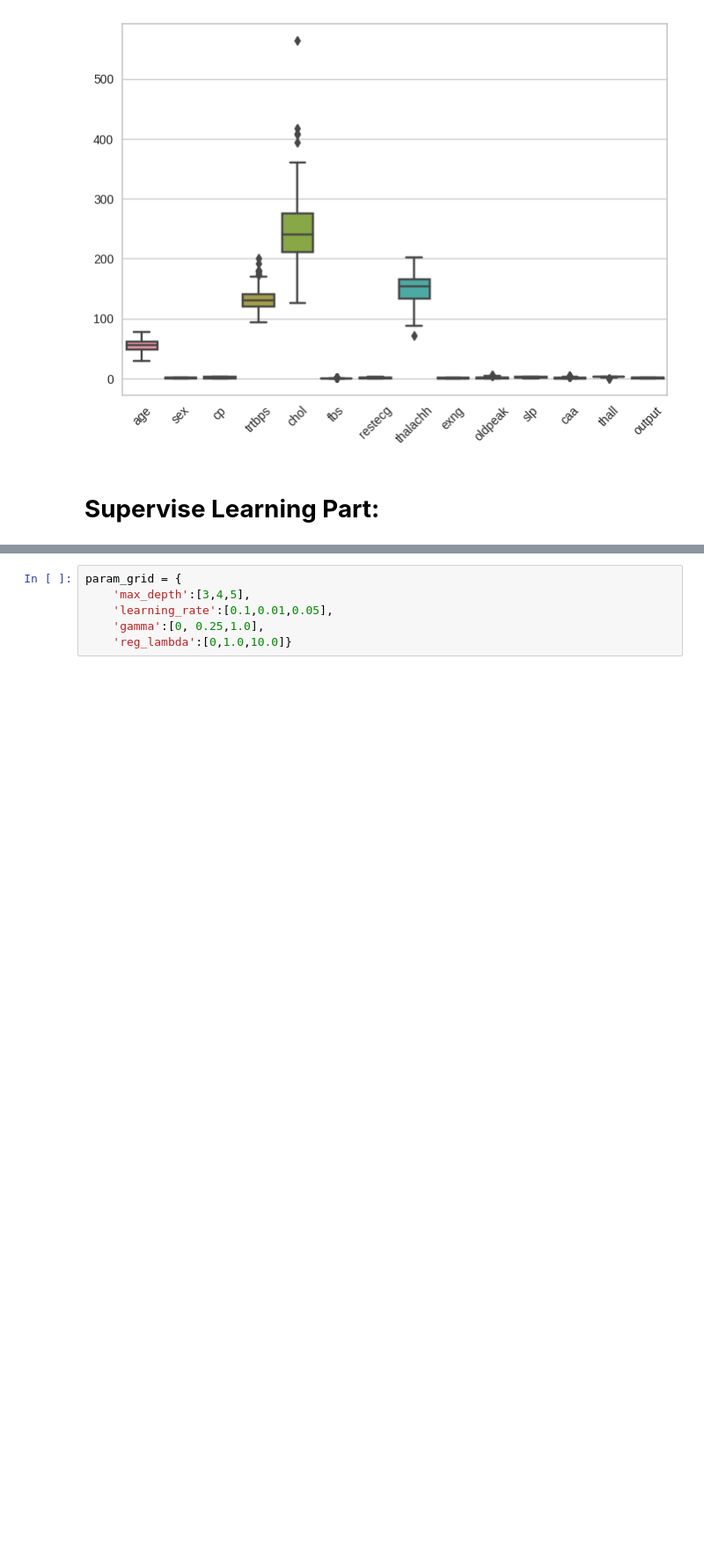
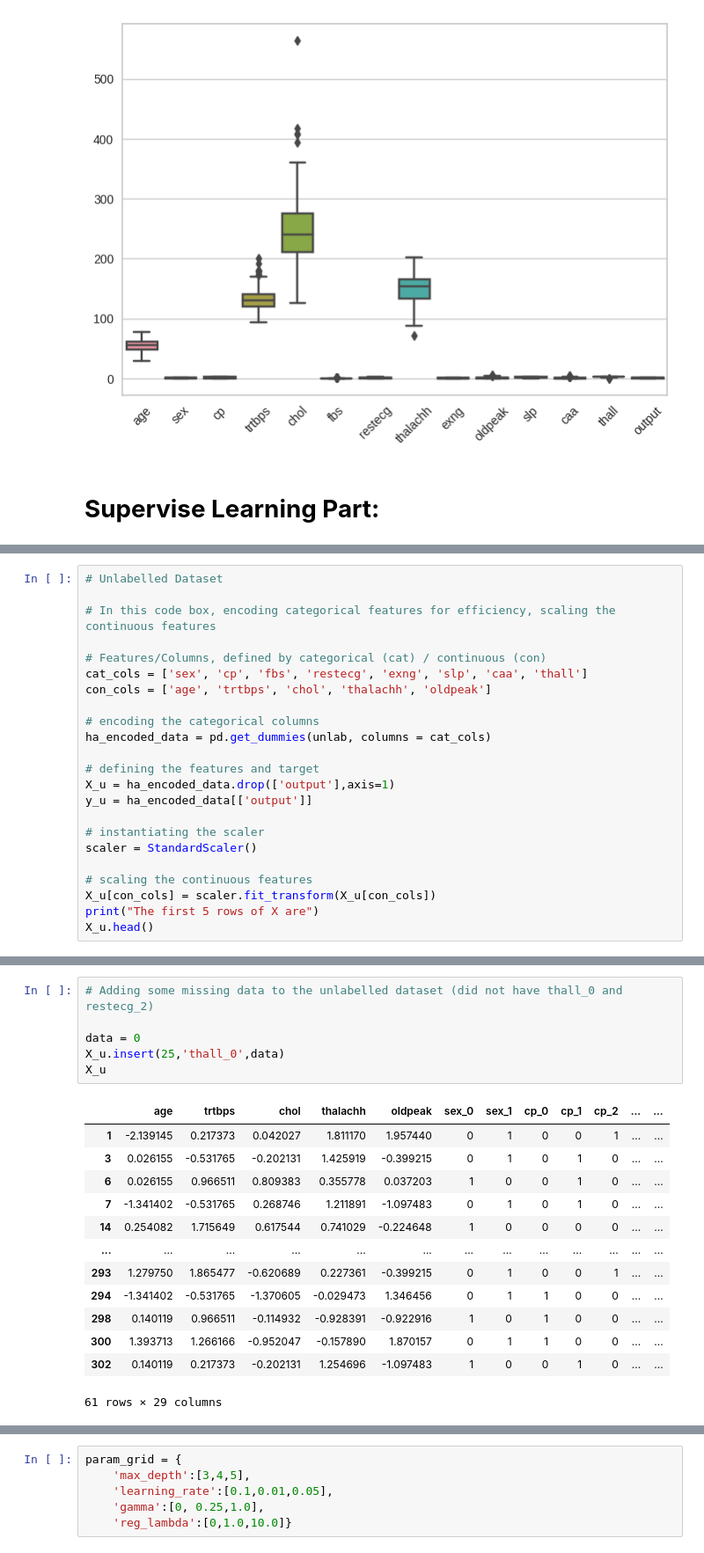
Before and after one commit to dc-neo/heart_attack_predict, a Jupyter notebook: Heart_Disease_Semi-Supervised.ipynb, the cells around one changed output, grey strips where cells are left out. Shown at 88% size. Drawn from its saved outputs; the diff is of its cells as text; blank space fills up the shorter version.

```diff
--- a/Heart_Disease_Semi-Supervised.ipynb
+++ b/Heart_Disease_Semi-Supervised.ipynb
@@ -269,0 +244,23 @@ The first 5 rows of X are
+# %%
+# Unlabelled Dataset
+
+# In this code box, encoding categorical features for efficiency, scaling the continuous features
+
+# Features/Columns, defined by categorical (cat) / continuous (con)
+cat_cols = ['sex', 'cp', 'fbs', 'restecg', 'exng', 'slp', 'caa', 'thall']
+con_cols = ['age', 'trtbps', 'chol', 'thalachh', 'oldpeak']
+
+# encoding the categorical columns
+ha_encoded_data = pd.get_dummies(unlab, columns = cat_cols)
+
+# defining the features and target
+X_u = ha_encoded_data.drop(['output'],axis=1)
+y_u = ha_encoded_data[['output']]
+
+# instantiating the scaler
+scaler = StandardScaler()
+
+# scaling the continuous features
+X_u[con_cols] = scaler.fit_transform(X_u[con_cols])
+print("The first 5 rows of X are")
+X_u.head()
@@ -269,0 +276,20 @@ The first 5 rows of X are
+# %%
+# Adding some missing data to the unlabelled dataset (did not have thall_0 and restecg_2)
+
+data = 0
+X_u.insert(25,'thall_0',data)
+X_u
+# %% [output]
+|  | age | trtbps | chol | thalachh | oldpeak | sex_0 | sex_1 | cp_0 | cp_1 | cp_2 | ... | ... |
+| 1 | -2.139145 | 0.217373 | 0.042027 | 1.811170 | 1.957440 | 0 | 1 | 0 | 0 | 1 | ... | ... |
+| 3 | 0.026155 | -0.531765 | -0.202131 | 1.425919 | -0.399215 | 0 | 1 | 0 | 1 | 0 | ... | ... |
+| 6 | 0.026155 | 0.966511 | 0.809383 | 0.355778 | 0.037203 | 1 | 0 | 0 | 1 | 0 | ... | ... |
+| 7 | -1.341402 | -0.531765 | 0.268746 | 1.211891 | -1.097483 | 0 | 1 | 0 | 1 | 0 | ... | ... |
+| 14 | 0.254082 | 1.715649 | 0.617544 | 0.741029 | -0.224648 | 1 | 0 | 0 | 0 | 0 | ... | ... |
+| ... | ... | ... | ... | ... | ... | ... | ... | ... | ... | ... | ... | ... |
+| 293 | 1.279750 | 1.865477 | -0.620689 | 0.227361 | -0.399215 | 0 | 1 | 0 | 0 | 1 | ... | ... |
+| 294 | -1.341402 | -0.531765 | -1.370605 | -0.029473 | 1.346456 | 0 | 1 | 1 | 0 | 0 | ... | ... |
+| 298 | 0.140119 | 0.966511 | -0.114932 | -0.928391 | -0.922916 | 1 | 0 | 1 | 0 | 0 | ... | ... |
+| 300 | 1.393713 | 1.266166 | -0.952047 | -0.157890 | 1.870157 | 0 | 1 | 1 | 0 | 0 | ... | ... |
+| 302 | 0.140119 | 0.217373 | -0.202131 | 1.254696 | -1.097483 | 1 | 0 | 0 | 1 | 0 | ... | ... |
+61 rows × 29 columns
```
Also changed, not shown: parts of 57 cells of this notebook.
